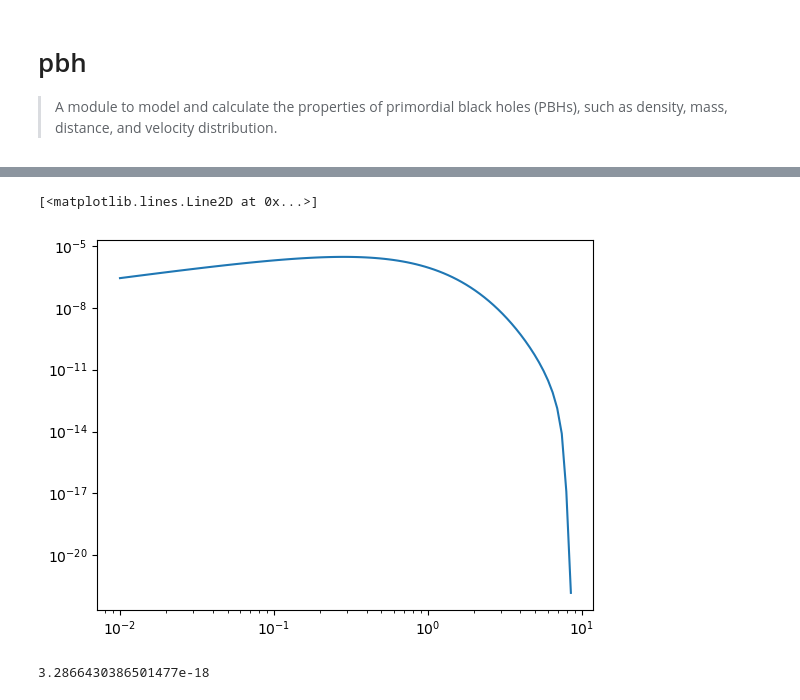
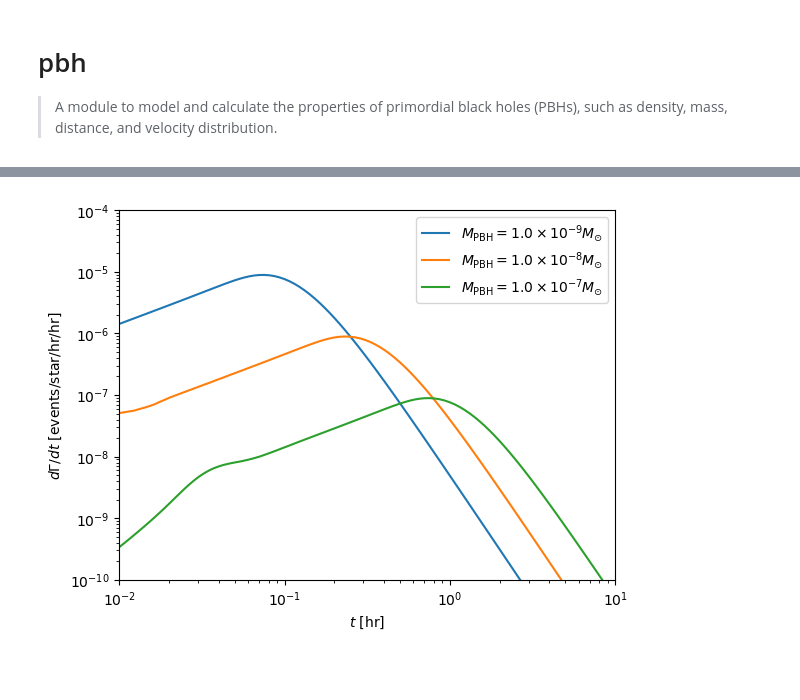
Before and after one commit to NolanSmyth/LensCalcPy, a Jupyter notebook: nbs/00_pbh.ipynb, the cells around one changed output, grey strips where cells are left out. Cells and saved outputs as stored; diff of their text form; code cells hidden in the pictures; blank space fills up the shorter version.

```diff
--- a/nbs/00_pbh.ipynb
+++ b/nbs/00_pbh.ipynb
@@ -137,5 +118,7 @@ print(result)
 # %%
 ts = np.logspace(-2, 1, 100)
-result = np.zeros(len(ts))
-for i, t in enumerate(ts):
-    result[i], _ = nquad(integrand, [umin_bounds, d_bounds], args=(pbh, t))
+pbhs = [Pbh(10**(i), 1) for i in np.linspace(-9, -7, 3)]
+result = np.zeros((len(pbhs), len(ts)))
+for i, pbh in enumerate(pbhs):
+    for j, t in enumerate(ts):
+        result[i, j] = pbh.differential_rate(t)
@@ -154,19 +125,27 @@ Type:      function
-# %%
-dd = np.logspace(-2, np.log10(rEarth), 100)
-result_integrand = np.zeros(len(dd))
-for i, d in enumerate(dd):
-    # result_vr[i] = pbh.velocity_radial(1, 0.1, t * htosec)
-    result_integrand[i] = integrand(0.1, d, pbh, 0.1)
-# %%
-plt.loglog(dd, result_integrand)
-# %% [output]
-[<matplotlib.lines.Line2D at 0x...>]
-[figure, removed]
-# %%
-#integrand doesn't agree
-integrand(0.1, 8, pbh, 0.1)
-# %% [output]
-3.2866430386501477e-18
+# %%
+#Move to utils later
+def scientific_format(x, pos):
+    """
+    Formats a number in scientific notation in latex
+    """
+    a, b = '{:.1e}'.format(x).split('e')
+    b = int(b)
+    return r'${} \times 10^{{{}}}$'.format(a, b)
+# %%
+for i, pbh in enumerate(pbhs):
+    # plt.loglog(ts, result[i], label=r"$M_{\rm{PBH}} = " + str(pbh.m_pbh) + "M_{\odot}$")
+    plt.loglog(ts, result[i], label=r"$M_{\rm{PBH}} = $" + scientific_format(pbh.m_pbh,0) + "$M_{\odot}$")
+
+
+plt.xlabel(r"$t$ [hr]")
+plt.ylabel(r"$d\Gamma/dt$ [events/star/hr/hr]")
+plt.xlim(1e-2, 1e1)
+plt.ylim(1e-10, 1e-4)
+
+plt.legend()
+plt.show()
+# %% [output]
+[figure, added]
 # %%
 #| hide
 import nbdev; nbdev.nbdev_export()
```
Also changed, not shown: parts of 12 cells of this notebook, 6 other files.
